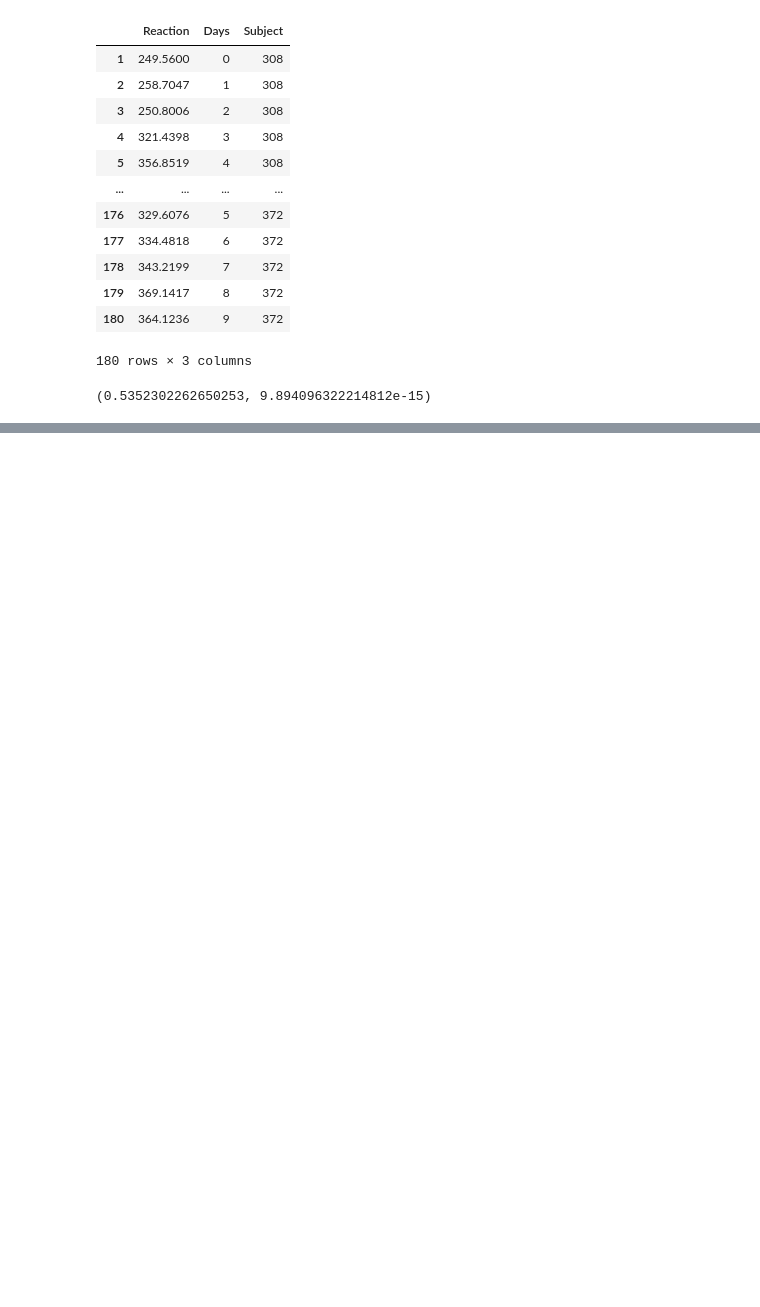
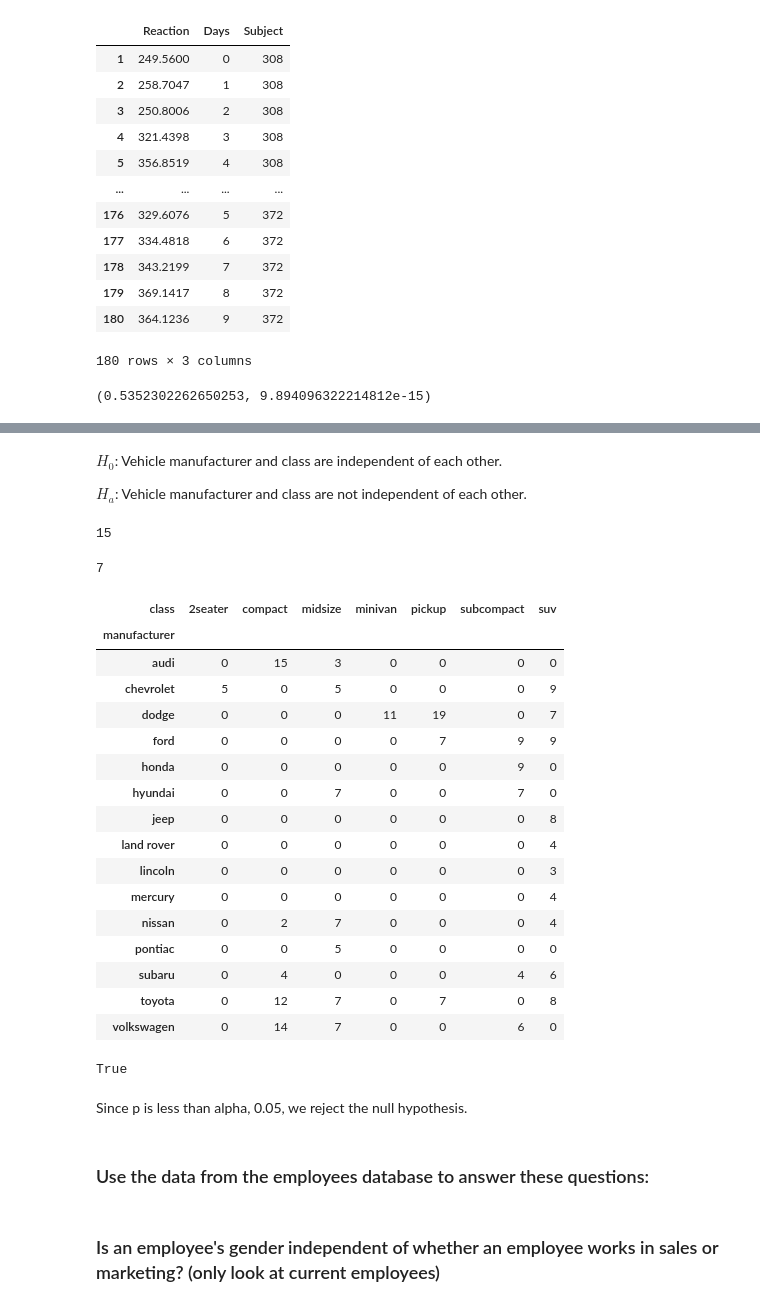
Before and after one commit to johnathon-smith/statistics-exercises, a Jupyter notebook: hypothesis_testing.ipynb, the cells around one changed output, grey strips where cells are left out. Saved outputs shown, nothing was run; the diff lists cells and outputs as text; code cells hidden in the pictures; blank space fills up the shorter version.

```diff
--- a/hypothesis_testing.ipynb
+++ b/hypothesis_testing.ipynb
@@ -577,0 +735,4 @@ r, p
+# %% [markdown]
+$H_0$: Vehicle manufacturer and class are independent of each other.
+
+$H_a$: Vehicle manufacturer and class are not independent of each other.
@@ -577,0 +741,29 @@ r, p
+# %%
+mpg.manufacturer.nunique()
+# %% [output]
+15
+# %%
+mpg['class'].nunique()
+# %% [output]
+7
+# %%
+observed = pd.crosstab(mpg.manufacturer, mpg['class'])
+observed
+# %% [output]
+| class | 2seater | compact | midsize | minivan | pickup | subcompact | suv |
+| manufacturer |  |  |  |  |  |  |  |
+| audi | 0 | 15 | 3 | 0 | 0 | 0 | 0 |
+| chevrolet | 5 | 0 | 5 | 0 | 0 | 0 | 9 |
+| dodge | 0 | 0 | 0 | 11 | 19 | 0 | 7 |
+| ford | 0 | 0 | 0 | 0 | 7 | 9 | 9 |
+| honda | 0 | 0 | 0 | 0 | 0 | 9 | 0 |
+| hyundai | 0 | 0 | 7 | 0 | 0 | 7 | 0 |
+| jeep | 0 | 0 | 0 | 0 | 0 | 0 | 8 |
+| land rover | 0 | 0 | 0 | 0 | 0 | 0 | 4 |
+| lincoln | 0 | 0 | 0 | 0 | 0 | 0 | 3 |
+| mercury | 0 | 0 | 0 | 0 | 0 | 0 | 4 |
+| nissan | 0 | 2 | 7 | 0 | 0 | 0 | 4 |
+| pontiac | 0 | 0 | 5 | 0 | 0 | 0 | 0 |
+| subaru | 0 | 4 | 0 | 0 | 0 | 4 | 6 |
+| toyota | 0 | 12 | 7 | 0 | 7 | 0 | 8 |
+| volkswagen | 0 | 14 | 7 | 0 | 0 | 6 | 0 |
@@ -577,0 +772,10 @@ r, p
+# %%
+p < alpha
+# %% [output]
+True
+# %% [markdown]
+Since p is less than alpha, 0.05, we reject the null hypothesis.
+# %% [markdown]
+### Use the data from the employees database to answer these questions:
+# %% [markdown]
+### Is an employee's gender independent of whether an employee works in sales or marketing? (only look at current employees)
```
Also changed, not shown: parts of 70 cells of this notebook.
